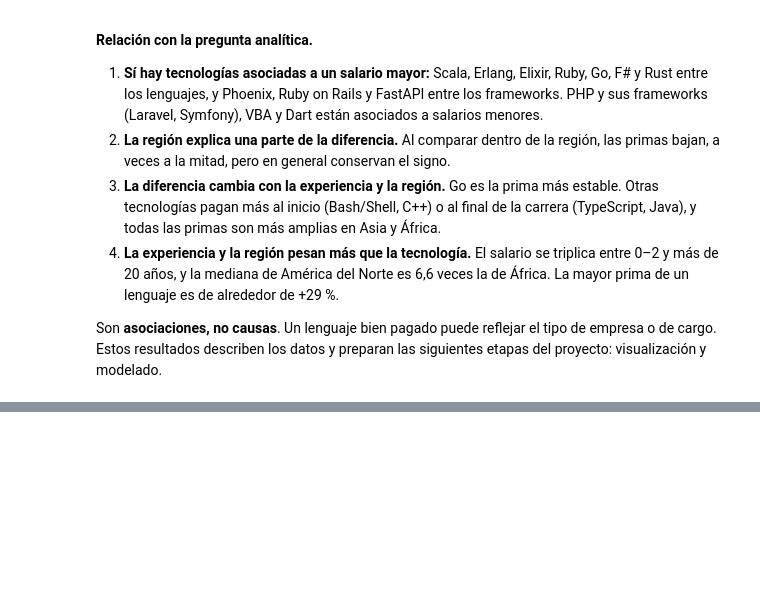
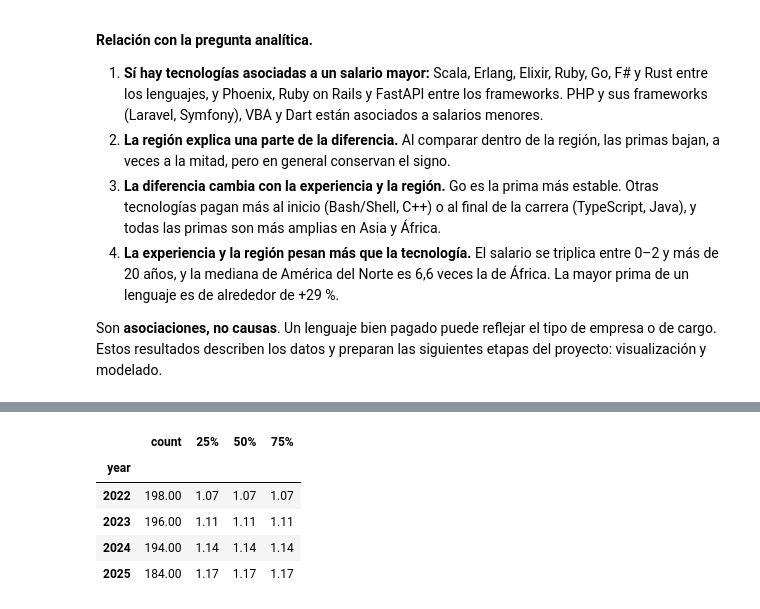
Before and after one commit to Pafuna08/salarios-tecnologias-desarrolladores, a Jupyter notebook: notebooks/data_preparation.ipynb, the cells around one changed output, grey strips where cells are left out. Cells and saved outputs as stored; diff of their text form; code cells hidden in the pictures; blank space fills up the shorter version.

```diff
--- a/notebooks/data_preparation.ipynb
+++ b/notebooks/data_preparation.ipynb
@@ -1109,0 +1160,11 @@ Son **asociaciones, no causas**. Un lenguaje bien pagado puede reflejar el tipo
+# %%
+ambas_fuentes = contraste[(contraste['_merge'] == 'both')].dropna(subset=['gdp_pc_ppp_owid', 'gdp_pc_ppp_wb'])
+ambas_fuentes = ambas_fuentes.assign(razon_bm_owid=ambas_fuentes['gdp_pc_ppp_wb'] / ambas_fuentes['gdp_pc_ppp_owid'])
+ambas_fuentes.groupby('year')['razon_bm_owid'].describe()[['count', '25%', '50%', '75%']].round(3)
+# %% [output]
+|  | count | 25% | 50% | 75% |
+| year |  |  |  |  |
+| 2022 | 198.00 | 1.07 | 1.07 | 1.07 |
+| 2023 | 196.00 | 1.11 | 1.11 | 1.11 |
+| 2024 | 194.00 | 1.14 | 1.14 | 1.14 |
+| 2025 | 184.00 | 1.17 | 1.17 | 1.17 |
```
Also changed, not shown: parts of 28 cells of this notebook, 7 other files.
